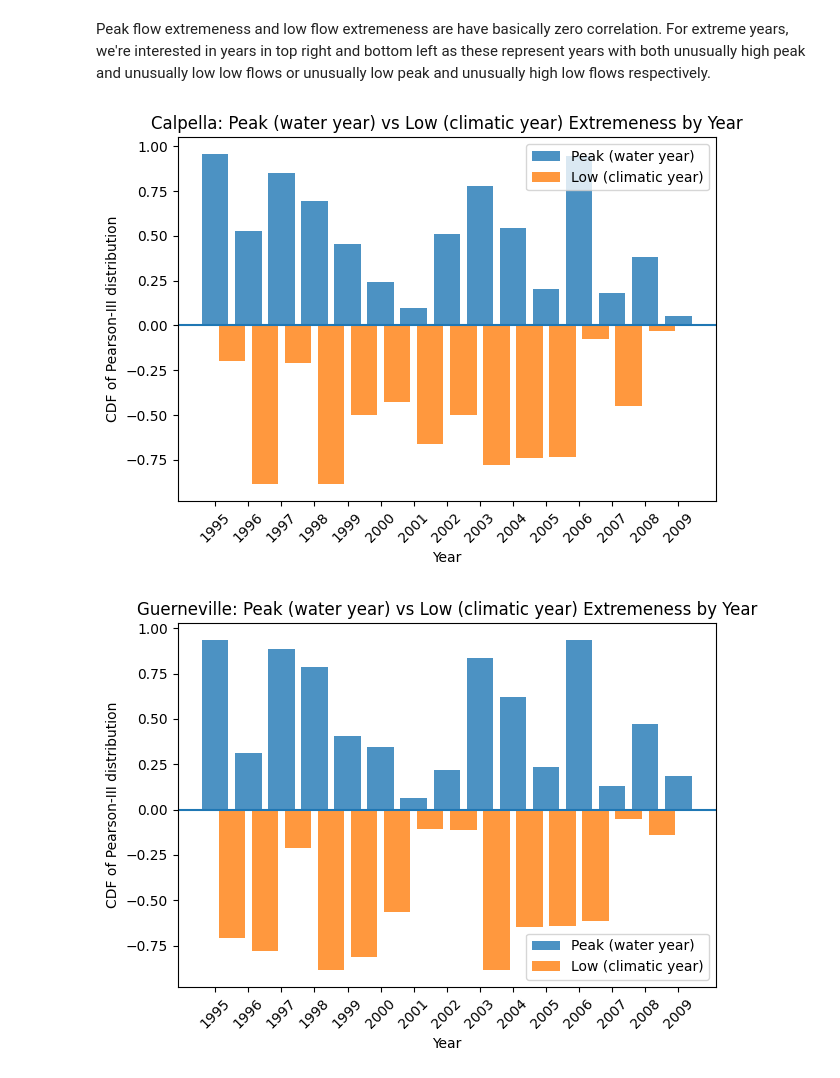
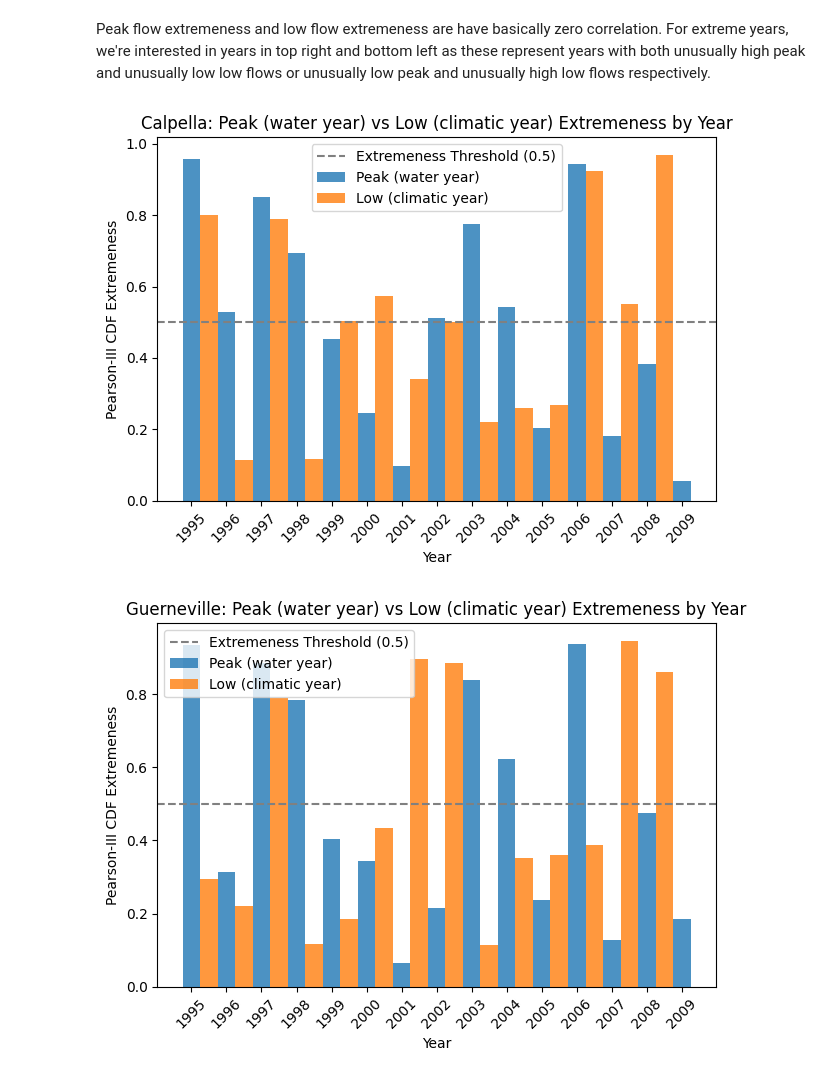
Before and after one commit to ArmanO2005/Fitting-a-Pearson-Type-III-Distribution-to-Peak-Flow-Data-from-the-Russian-River, a Jupyter notebook: Extremeness_Visualization.ipynb, the cells around one changed output. Saved outputs shown, nothing was run; the diff lists cells and outputs as text; code cells hidden in the pictures.

```diff
--- a/Extremeness_Visualization.ipynb
+++ b/Extremeness_Visualization.ipynb
@@ -28,28 +38,37 @@ Text(0.02, 0.5, 'Low Flows Extremeness')
 # %% [markdown]
 Peak flow extremeness and low flow extremeness are have basically zero correlation. For extreme years, we're interested in years in top right and bottom left as these represent years with both unusually high peak and unusually low low flows or unusually low peak and unusually high low flows respectively.
 # %%
+basin_stats = {"calpella": None, "guerneville": None, "hopland": None, "warm_springs": None}
+
 for basin in basins:
-    neg = -(1 - low_flows[basin])
-    pos = (1 - peak_flows[basin])
+    pos = peak_flows[basin]
+    low = low_flows[basin]
+
+    basin_stats_df = pd.DataFrame({
+        "Year": peak_years[:-1],
+        "Peak Extremeness": pos[:-1],
+        "Low Extremeness": low
+    })
+    basin_stats[basin.lower().replace(" ", "_")] = basin_stats_df
 
     plt.figure()
 
-    plt.bar(peak_years, pos, label="Peak (water year)", alpha=0.8)
+    plt.bar(peak_years, pos, label="Peak (water year)", alpha=0.8, width=0.5)
 
-    plt.bar(low_years - 0.5, neg, label="Low (climatic year)", alpha=0.8)
+    plt.bar(low_years - 0.5, low, label="Low (climatic year)", alpha=0.8, width=0.5)
 
-    plt.axhline(0)
+    plt.axhline(0.5, color='gray', linestyle='--', label='Extremeness Threshold (0.5)')
     plt.xlabel("Year")
-    plt.ylabel("1 - Pearson-III CDF Extremeness")
+    plt.ylabel("Pearson-III CDF Extremeness")
     plt.title(f"{basin}: Peak (water year) vs Low (climatic year) Extremeness by Year")
     plt.legend()
 
     # Keep ticks aligned to actual water years
     plt.xticks(peak_years, rotation=45)
 
     plt.tight_layout()
     plt.savefig(f"{basin}_wet_dry_extremeness.png", dpi=300, bbox_inches="tight")
     plt.show()
 # %% [output]
-[figure, old version]
+[figure, new version]
-[figure, old version]
+[figure, new version]
```
Also changed, not shown: parts of 4 cells of this notebook, 11 other files.
